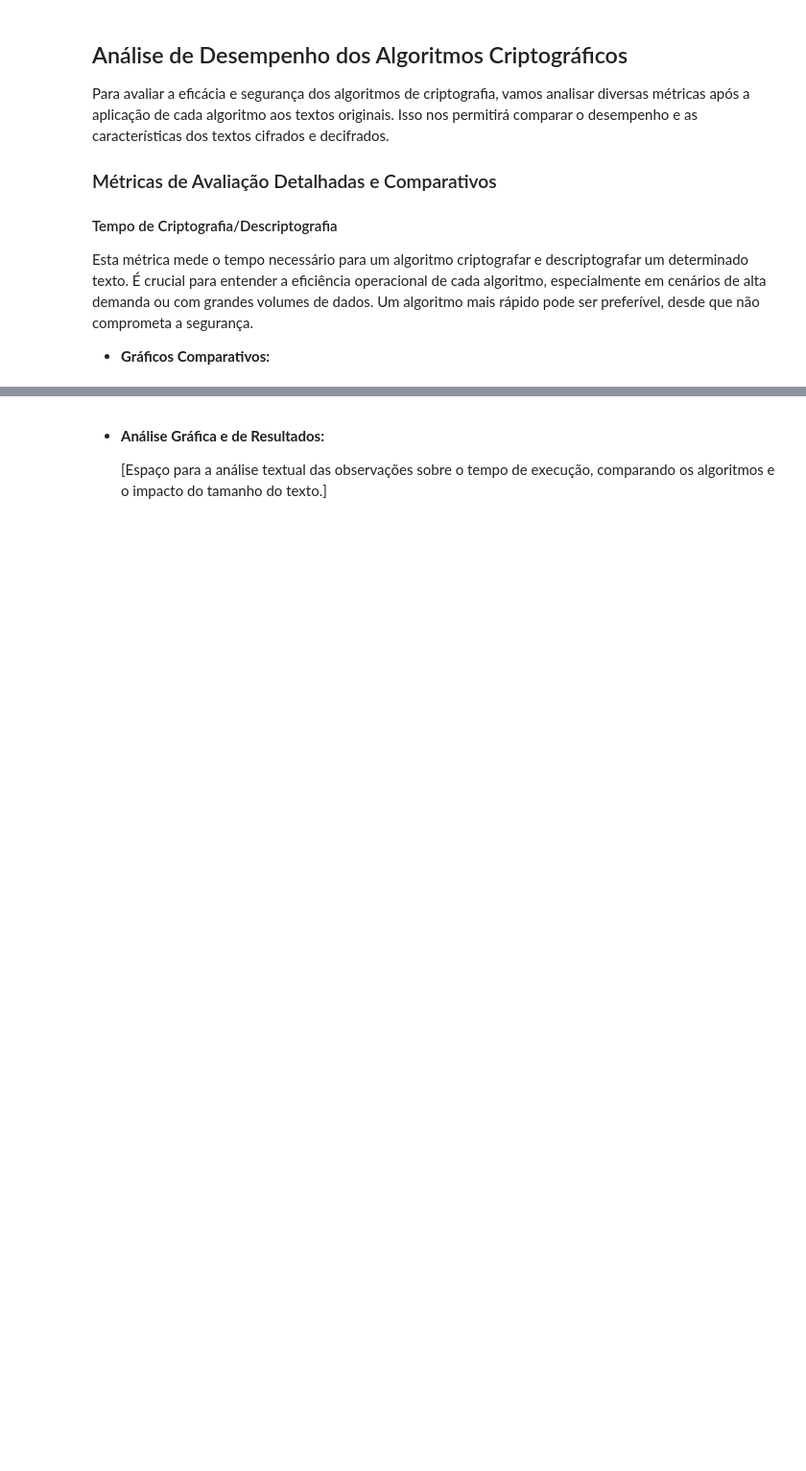
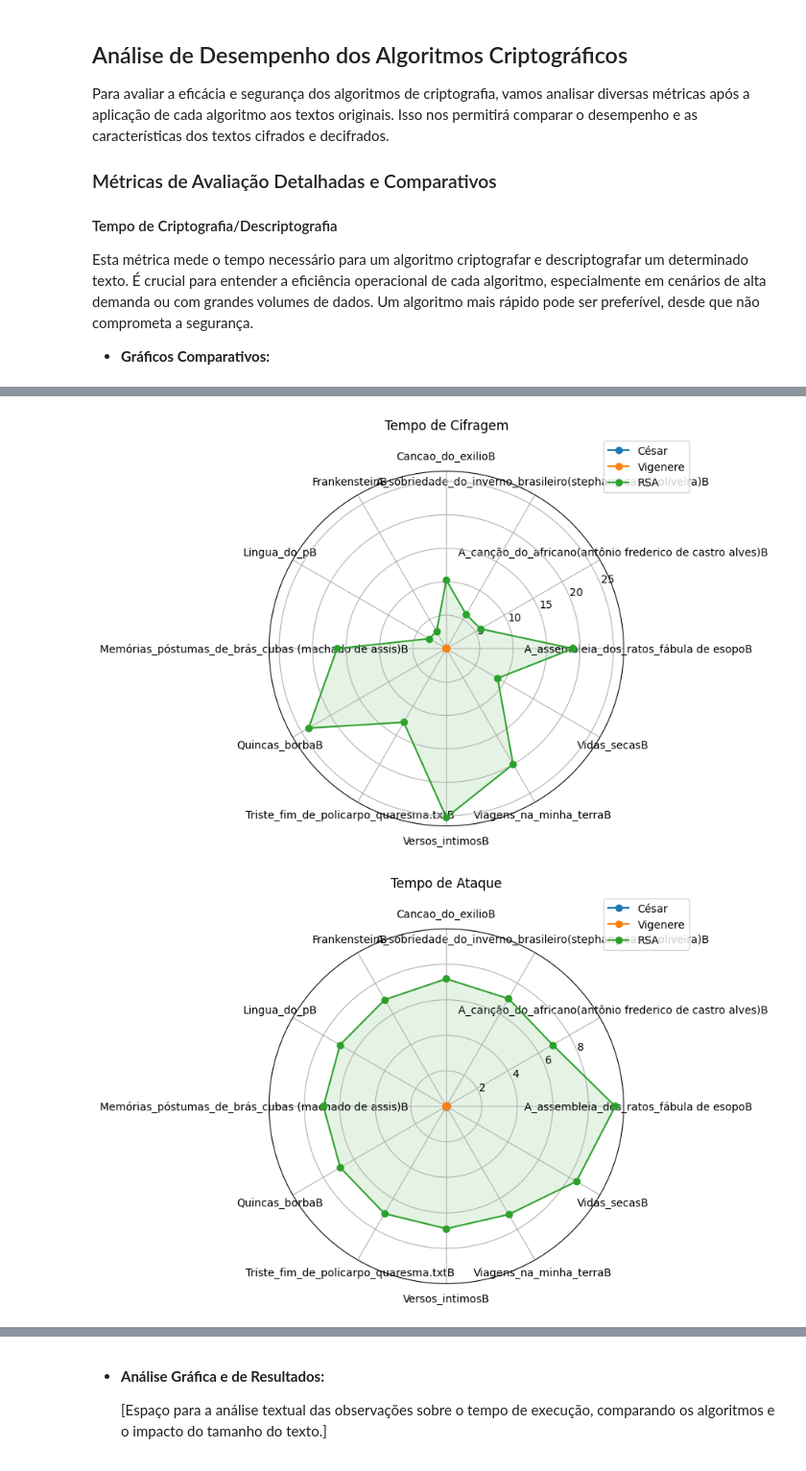
Before and after one commit to RaphaellaRoma/Criptoataques, a Jupyter notebook: criptoataques.ipynb, the cells around one changed output, grey strips where cells are left out. Shown at 96% size. Saved outputs shown, nothing was run; the diff lists cells and outputs as text; code cells hidden in the pictures; blank space fills up the shorter version.

```diff
--- a/criptoataques.ipynb
+++ b/criptoataques.ipynb
@@ -376,0 +489,45 @@ plot_tempos(comparacao)
+# %%
+import numpy as np
+import matplotlib.pyplot as plt
+
+def plot_radar(comparacao):
+    metricas = {
+        "tempo_cifra": "Tempo de Cifragem",
+        "tempo_ataque": "Tempo de Ataque",
+        "tempo_decifra": "Tempo de Decifragem",
+    }
+
+    # Para cada métrica, criamos um radar separado
+    for metrica, titulo in metricas.items():
+
+        fig = plt.figure(figsize=(6, 6))
+        ax = plt.subplot(111, polar=True)
+
+        # ângulos (quantos tamanhos houver)
+        # assumindo que todos algoritmos têm os mesmos tamanhos
+        tamanhos = list(next(iter(comparacao.values())).keys())
+        n = len(tamanhos)
+
+        angulos = np.linspace(0, 2 * np.pi, n, endpoint=False).tolist()
+        angulos += angulos[:1]
+
+        # Plotar cada algoritmo com TODOS os valores
+        for alg, textos_alg in comparacao.items():
+            valores = [textos_alg[t][metrica] for t in tamanhos]
+            valores += valores[:1]  # fecha polígono
+
+            ax.plot(angulos, valores, marker='o', label=alg)
+            ax.fill(angulos, valores, alpha=0.12)
+
+        # Ajustes estéticos
+        ax.set_xticks(angulos[:-1])
+        ax.set_xticklabels([f"{t}B" for t in tamanhos])
+        ax.set_title(titulo, pad=20)
+        ax.grid(True)
+        plt.legend(loc="upper right", bbox_to_anchor=(1.2, 1.1))
+        plt.show()
+
+plot_radar(comparacao)
+# %% [output]
+[figure, added]
+[figure, added]
```
Also changed, not shown: parts of 10 cells of this notebook, 7 other files.
